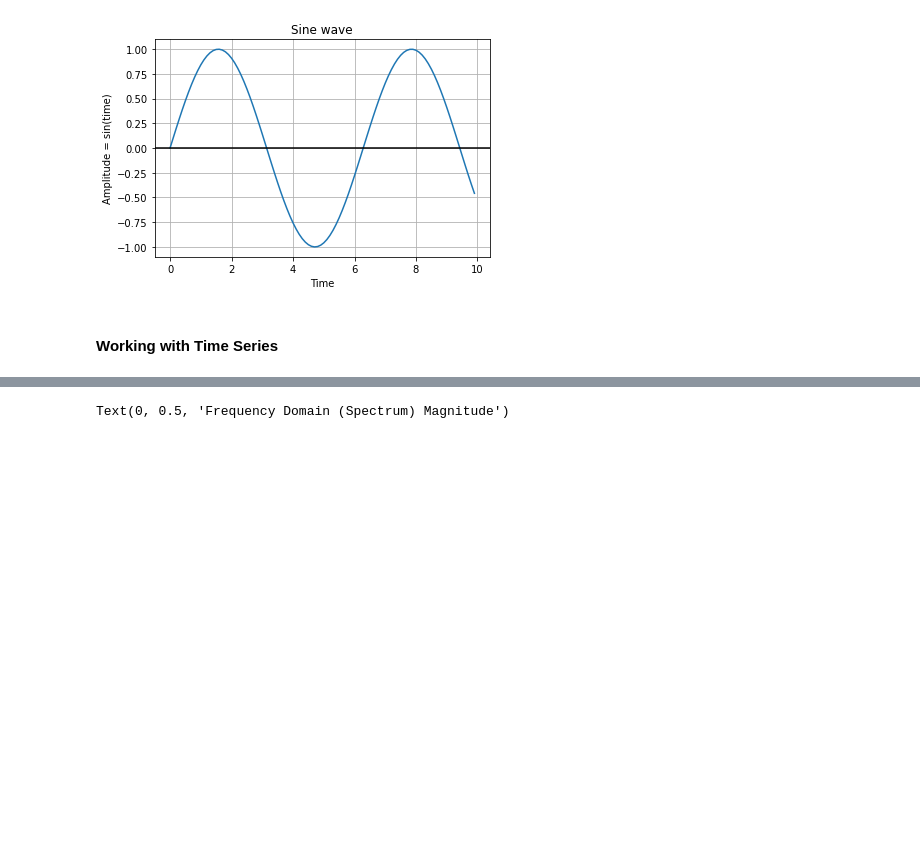
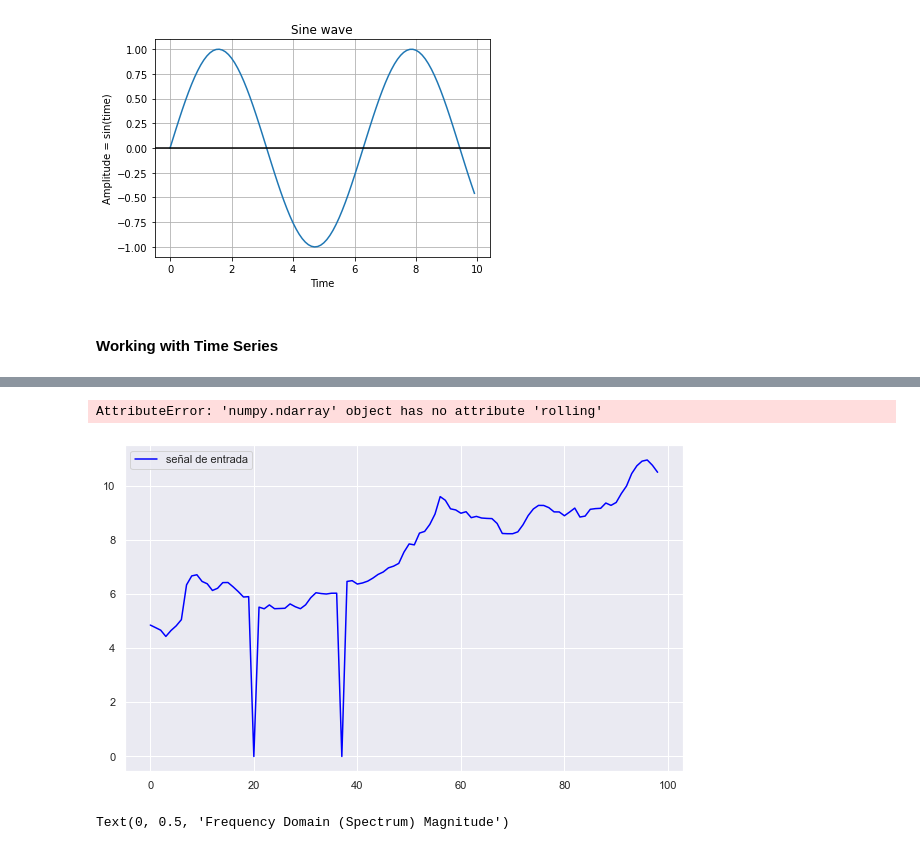
Before and after one commit to sebastianchaves/tp-ps-2021, a Jupyter notebook: trabajo-practico.ipynb, the cells around one changed output, grey strips where cells are left out. Cells and saved outputs as stored; diff of their text form; code cells hidden in the pictures; blank space fills up the shorter version.

```diff
--- a/trabajo-practico.ipynb
+++ b/trabajo-practico.ipynb
@@ -163,3 +259,15 @@ data = pd.read_csv("./btcusd/btcusd.csv")
+# %%
+nonzero_idxs = np.where(prices == 0)[0]
+prices[nonzero_idxs] = 1
+
+prices_log = np.log(prices)
+prices_log
+#DFTest(prices_log)
+#decompose(prices_log)
+plots(prices_log)
+# %% [output]
+AttributeError: 'numpy.ndarray' object has no attribute 'rolling'
+[figure, added]
 # %%
 data['time'] = pd.to_datetime(data['time'], unit='ms')
 data = data.loc[((data['time'] >= '2021-05-01 00:00:00') & (data['time'] < '2021-05-07 23:59:59'))]
```
Also changed, not shown: parts of 15 cells of this notebook.
